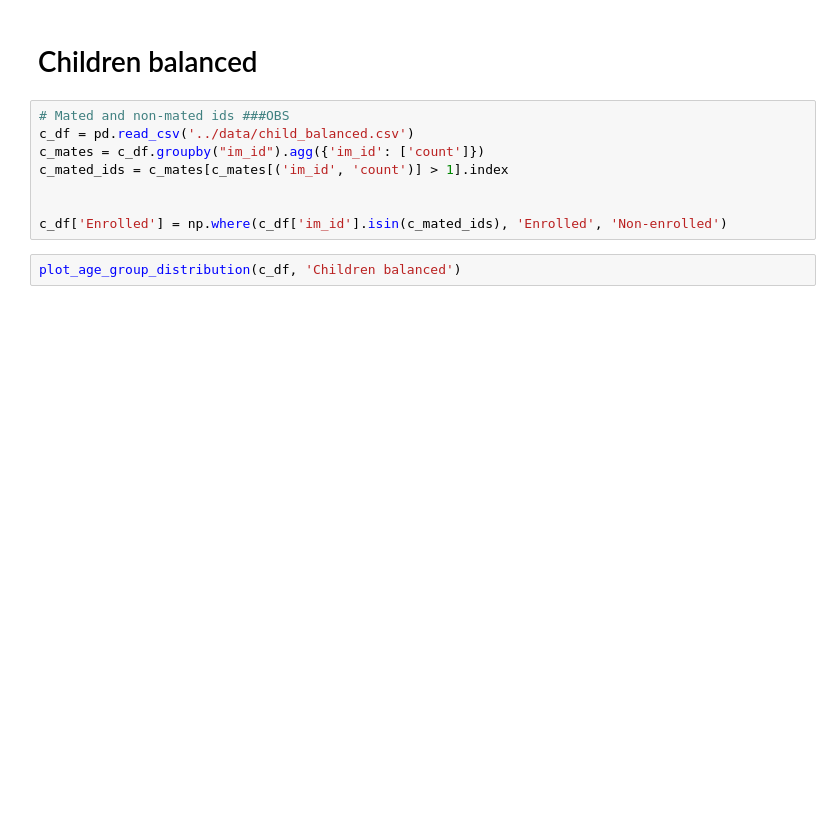
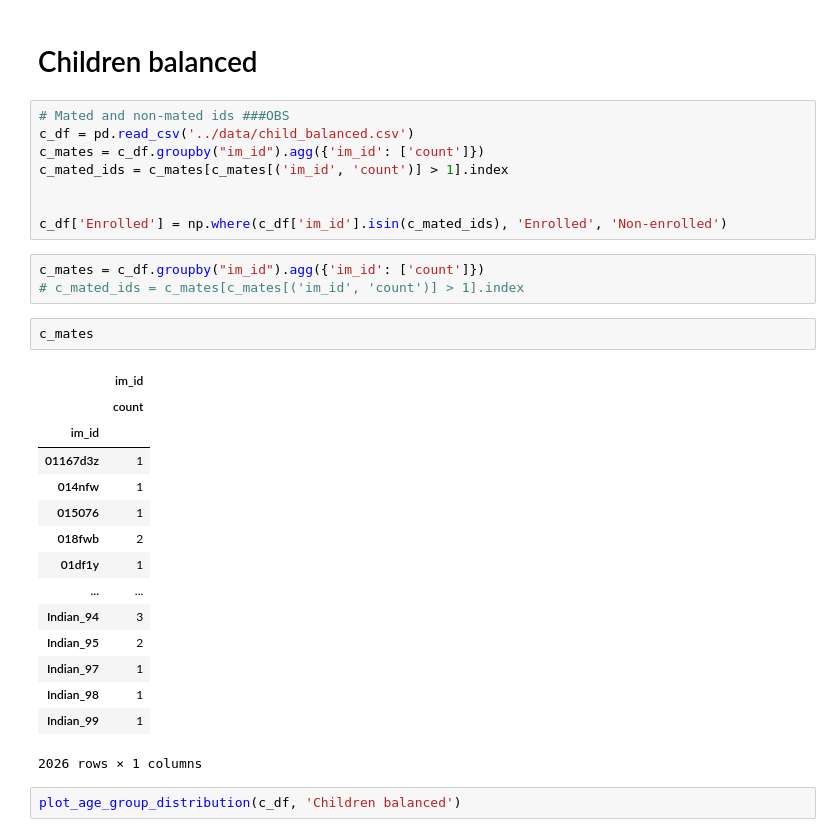
Before and after one commit to Kat-Gabi/Master_Thesis, a Jupyter notebook: notebooks/data_vis/enrolled_vs_non_enrolled.ipynb, the cells around one changed output. Saved outputs shown, nothing was run; the diff lists cells and outputs as text; blank space fills up the shorter version.

```diff
--- a/notebooks/data_vis/enrolled_vs_non_enrolled.ipynb
+++ b/notebooks/data_vis/enrolled_vs_non_enrolled.ipynb
@@ -174,6 +174,27 @@ c_mated_ids = c_mates[c_mates[('im_id', 'count')] > 1].index
 
 
 c_df['Enrolled'] = np.where(c_df['im_id'].isin(c_mated_ids), 'Enrolled', 'Non-enrolled')
+# %%
+c_mates = c_df.groupby("im_id").agg({'im_id': ['count']})
+# c_mated_ids = c_mates[c_mates[('im_id', 'count')] > 1].index
+# %%
+c_mates
+# %% [output]
+|  | im_id |
+|  | count |
+| im_id |  |
+| 01167d3z | 1 |
+| 014nfw | 1 |
+| 015076 | 1 |
+| 018fwb | 2 |
+| 01df1y | 1 |
+| ... | ... |
+| Indian_94 | 3 |
+| Indian_95 | 2 |
+| Indian_97 | 1 |
+| Indian_98 | 1 |
+| Indian_99 | 1 |
+2026 rows × 1 columns
 # %%
 plot_age_group_distribution(c_df, 'Children balanced')
 # %% [output]
```
Also changed, not shown: 4 other files.
